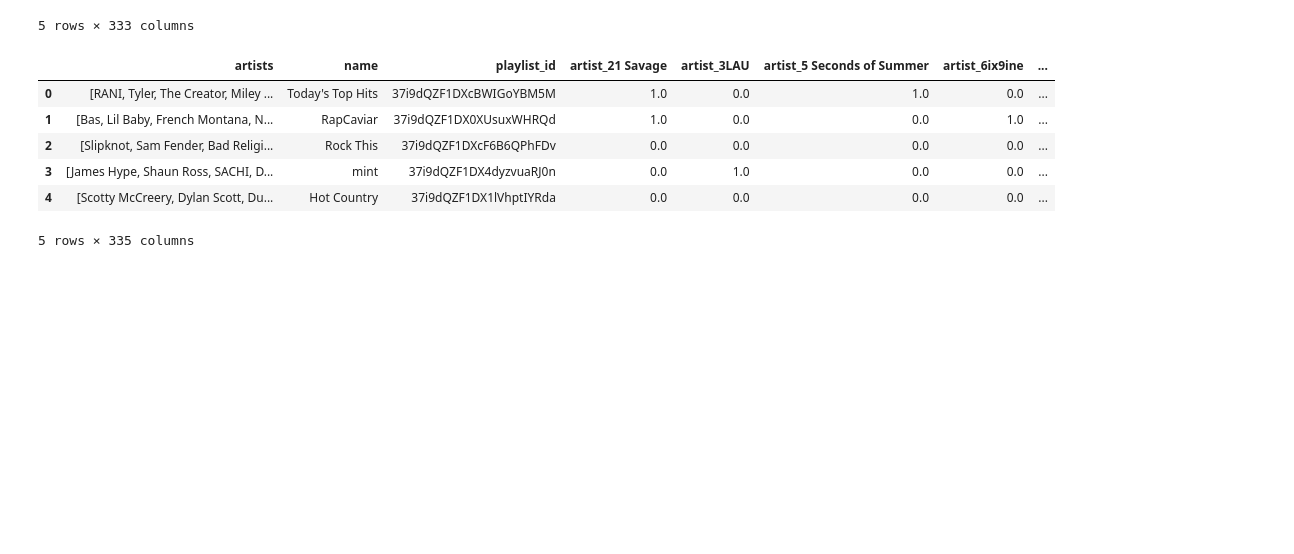
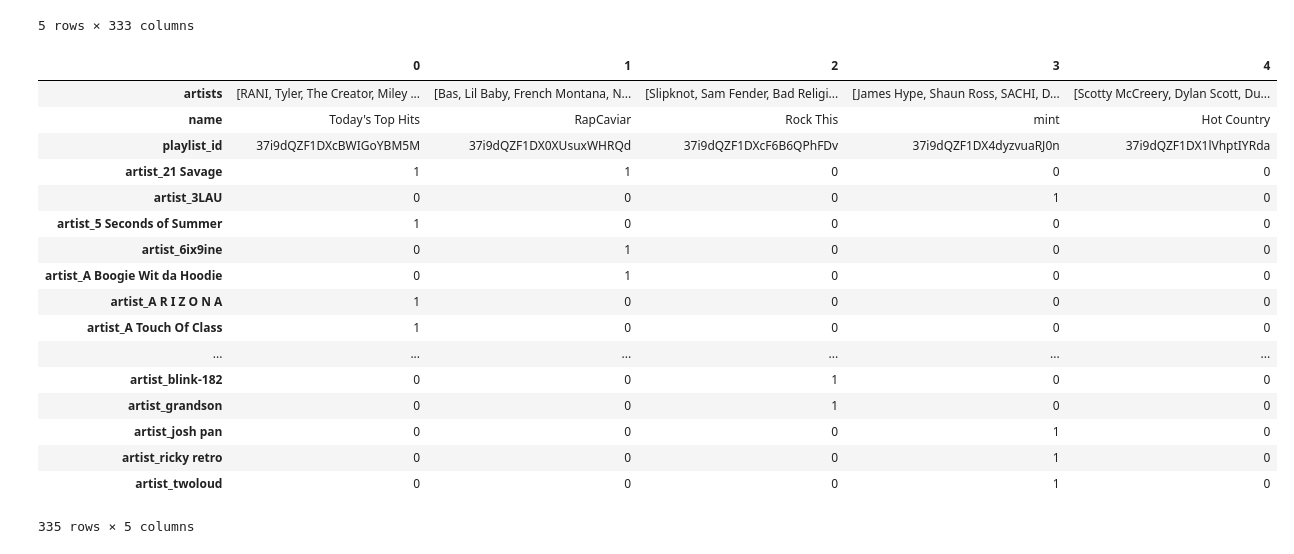
Before and after one commit to Patrickbfuller/solve_music_probs, a Jupyter notebook: spotipy_playlists.ipynb, the cells around one changed output. Saved outputs shown, nothing was run; the diff lists cells and outputs as text; code cells hidden in the pictures; blank space fills up the shorter version.

```diff
--- a/spotipy_playlists.ipynb
+++ b/spotipy_playlists.ipynb
@@ -577,12 +589,23 @@ output = pd.merge(toy, taco_ohe_dedup, left_index=True,
                   right_on='playlist_index', how='left'
                  ).drop('playlist_index', axis=1)
 # %%
-output
+output.T
 # %% [output]
-|  | artists | name | playlist_id | artist_21 Savage | artist_3LAU | artist_5 Seconds of Summer | artist_6ix9ine | ... |
-| 0 | [RANI, Tyler, The Creator, Miley ... | Today's Top Hits | 37i9dQZF1DXcBWIGoYBM5M | 1.0 | 0.0 | 1.0 | 0.0 | ... |
-| 1 | [Bas, Lil Baby, French Montana, N... | RapCaviar | 37i9dQZF1DX0XUsuxWHRQd | 1.0 | 0.0 | 0.0 | 1.0 | ... |
-| 2 | [Slipknot, Sam Fender, Bad Religi... | Rock This | 37i9dQZF1DXcF6B6QPhFDv | 0.0 | 0.0 | 0.0 | 0.0 | ... |
-| 3 | [James Hype, Shaun Ross, SACHI, D... | mint | 37i9dQZF1DX4dyzvuaRJ0n | 0.0 | 1.0 | 0.0 | 0.0 | ... |
-| 4 | [Scotty McCreery, Dylan Scott, Du... | Hot Country | 37i9dQZF1DX1lVhptIYRda | 0.0 | 0.0 | 0.0 | 0.0 | ... |
+|  | 0 | 1 | 2 | 3 | 4 |
+| artists | [RANI, Tyler, The Creator, Miley ... | [Bas, Lil Baby, French Montana, N... | [Slipknot, Sam Fender, Bad Religi... | [James Hype, Shaun Ross, SACHI, D... | [Scotty McCreery, Dylan Scott, Du... |
+| name | Today's Top Hits | RapCaviar | Rock This | mint | Hot Country |
+| playlist_id | 37i9dQZF1DXcBWIGoYBM5M | 37i9dQZF1DX0XUsuxWHRQd | 37i9dQZF1DXcF6B6QPhFDv | 37i9dQZF1DX4dyzvuaRJ0n | 37i9dQZF1DX1lVhptIYRda |
+| artist_21 Savage | 1 | 1 | 0 | 0 | 0 |
+| artist_3LAU | 0 | 0 | 0 | 1 | 0 |
+| artist_5 Seconds of Summer | 1 | 0 | 0 | 0 | 0 |
+| artist_6ix9ine | 0 | 1 | 0 | 0 | 0 |
+| artist_A Boogie Wit da Hoodie | 0 | 1 | 0 | 0 | 0 |
+| artist_A R I Z O N A | 1 | 0 | 0 | 0 | 0 |
+| artist_A Touch Of Class | 1 | 0 | 0 | 0 | 0 |
+| ... | ... | ... | ... | ... | ... |
+| artist_blink-182 | 0 | 0 | 1 | 0 | 0 |
+| artist_grandson | 0 | 0 | 1 | 0 | 0 |
+| artist_josh pan | 0 | 0 | 0 | 1 | 0 |
+| artist_ricky retro | 0 | 0 | 0 | 1 | 0 |
+| artist_twoloud | 0 | 0 | 0 | 1 | 0 |
-5 rows × 335 columns
+335 rows × 5 columns
```
Also changed, not shown: parts of 2 cells of this notebook.
